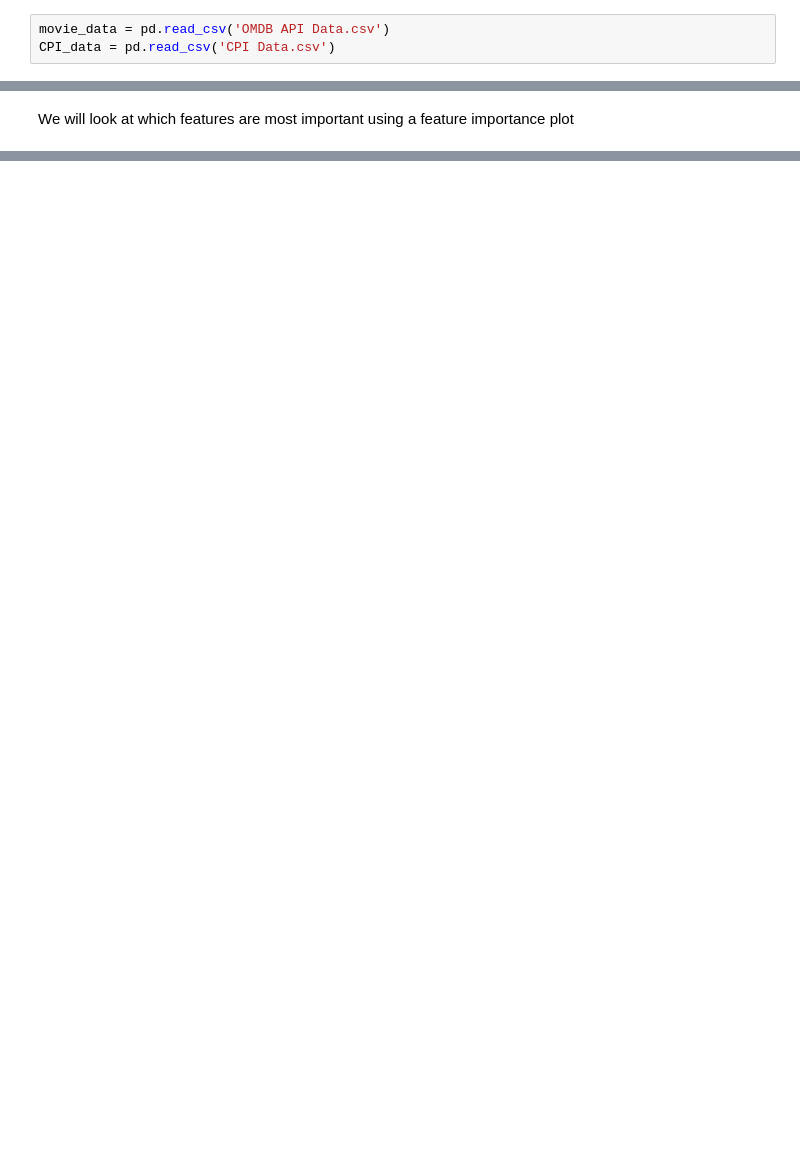
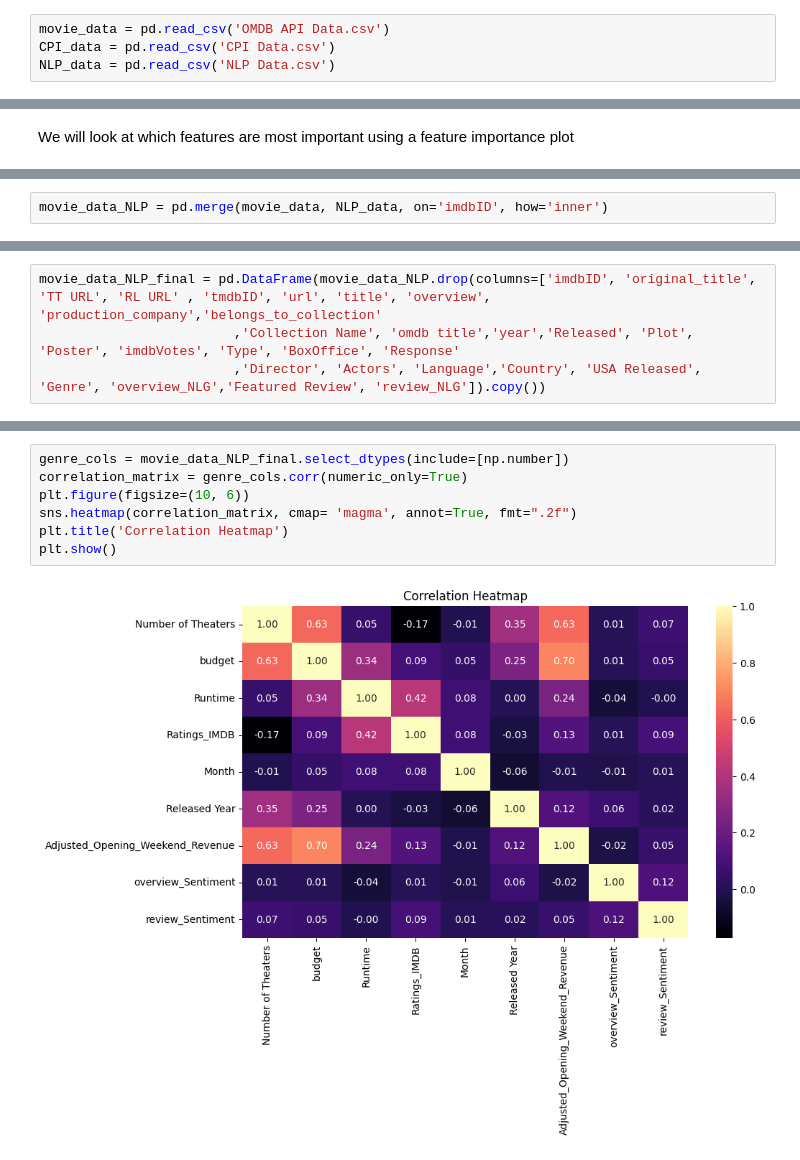
Before and after one commit to Ostendma/TOOL1_FINAL_PROJECT, a Jupyter notebook: Final Project.ipynb, the cells around one changed output, grey strips where cells are left out. Cells and saved outputs as stored; diff of their text form; blank space fills up the shorter version.

```diff
--- a/Final Project.ipynb
+++ b/Final Project.ipynb
@@ -25,6 +26,7 @@ Read in data files to dataframes
 # %%
 movie_data = pd.read_csv('OMDB API Data.csv')
 CPI_data = pd.read_csv('CPI Data.csv')
+NLP_data = pd.read_csv('NLP Data.csv')
 # %% [markdown]
 Display few rows of movie data
 # %%
@@ -776,0 +803,2 @@ plt.show()
+# %%
+movie_data_NLP = pd.merge(movie_data, NLP_data, on='imdbID', how='inner')
@@ -776,0 +827,4 @@ plt.show()
+# %%
+movie_data_NLP_final = pd.DataFrame(movie_data_NLP.drop(columns=['imdbID', 'original_title', 'TT URL', 'RL URL' , 'tmdbID', 'url', 'title', 'overview', 'production_company','belongs_to_collection'
+                         ,'Collection Name', 'omdb title','year','Released', 'Plot', 'Poster', 'imdbVotes', 'Type', 'BoxOffice', 'Response'
+                         ,'Director', 'Actors', 'Language','Country', 'USA Released', 'Genre', 'overview_NLG','Featured Review', 'review_NLG']).copy())
@@ -776,0 +851,9 @@ plt.show()
+# %%
+genre_cols = movie_data_NLP_final.select_dtypes(include=[np.number])
+correlation_matrix = genre_cols.corr(numeric_only=True)
+plt.figure(figsize=(10, 6))
+sns.heatmap(correlation_matrix, cmap= 'magma', annot=True, fmt=".2f")
+plt.title('Correlation Heatmap')
+plt.show()
+# %% [output]
+[figure, added]
```
Also changed, not shown: parts of 31 cells of this notebook.
